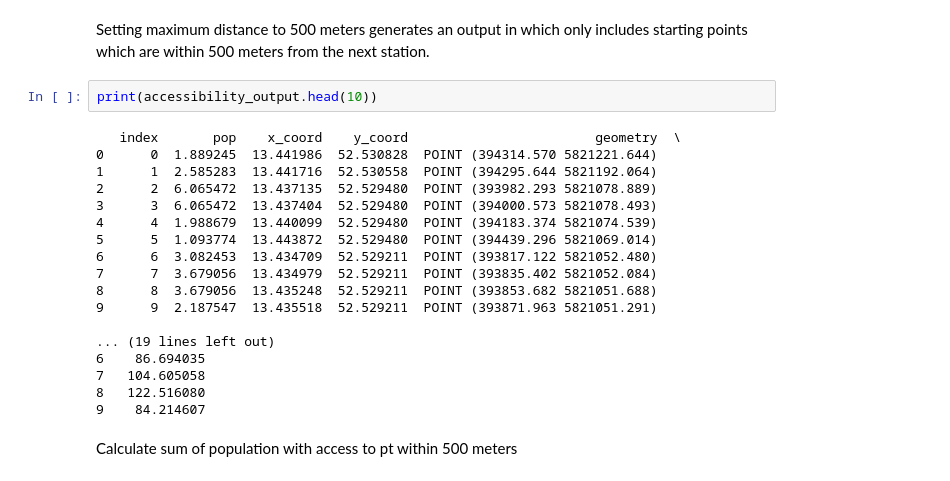
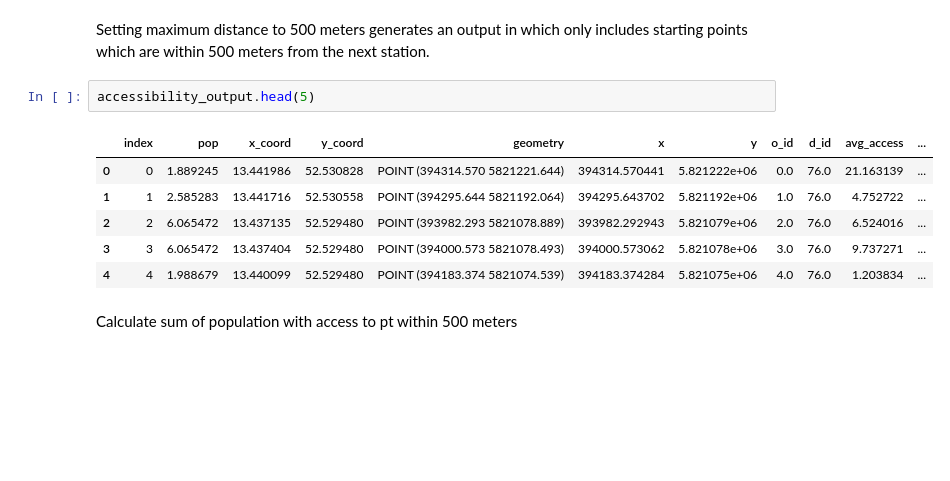
Before and after one commit to DLR-VF/PtAC-examples, a Jupyter notebook: notebooks/friedrichshain_example.ipynb, the cells around one changed output. Cells and saved outputs as stored; diff of their text form; blank space fills up the shorter version.

```diff
--- a/notebooks/friedrichshain_example.ipynb
+++ b/notebooks/friedrichshain_example.ipynb
@@ -130,26 +116,15 @@ calculation finished in 20.162707499999982 seconds
 # %% [markdown]
 Setting maximum distance to 500 meters generates an output in
 which only includes starting points which are within 500 meters from the next station.
-# %%
-print(accessibility_output.head(10))
-# %% [output]
-   index       pop    x_coord    y_coord                        geometry  \
-0      0  1.889245  13.441986  52.530828  POINT (394314.570 5821221.644)
-1      1  2.585283  13.441716  52.530558  POINT (394295.644 5821192.064)
-2      2  6.065472  13.437135  52.529480  POINT (393982.293 5821078.889)
-3      3  6.065472  13.437404  52.529480  POINT (394000.573 5821078.493)
-4      4  1.988679  13.440099  52.529480  POINT (394183.374 5821074.539)
-5      5  1.093774  13.443872  52.529480  POINT (394439.296 5821069.014)
-6      6  3.082453  13.434709  52.529211  POINT (393817.122 5821052.480)
-7      7  3.679056  13.434979  52.529211  POINT (393835.402 5821052.084)
-8      8  3.679056  13.435248  52.529211  POINT (393853.682 5821051.688)
-9      9  2.187547  13.435518  52.529211  POINT (393871.963 5821051.291)
-
-... (19 lines left out)
-6    86.694035
-7   104.605058
-8   122.516080
-9    84.214607
+# %%
+accessibility_output.head(5)
+# %% [output]
+|  | index | pop | x_coord | y_coord | geometry | x | y | o_id | d_id | avg_access | ... |
+| 0 | 0 | 1.889245 | 13.441986 | 52.530828 | POINT (394314.570 5821221.644) | 394314.570441 | 5.821222e+06 | 0.0 | 76.0 | 21.163139 | ... |
+| 1 | 1 | 2.585283 | 13.441716 | 52.530558 | POINT (394295.644 5821192.064) | 394295.643702 | 5.821192e+06 | 1.0 | 76.0 | 4.752722 | ... |
+| 2 | 2 | 6.065472 | 13.437135 | 52.529480 | POINT (393982.293 5821078.889) | 393982.292943 | 5.821079e+06 | 2.0 | 76.0 | 6.524016 | ... |
+| 3 | 3 | 6.065472 | 13.437404 | 52.529480 | POINT (394000.573 5821078.493) | 394000.573062 | 5.821078e+06 | 3.0 | 76.0 | 9.737271 | ... |
+| 4 | 4 | 1.988679 | 13.440099 | 52.529480 | POINT (394183.374 5821074.539) | 394183.374284 | 5.821075e+06 | 4.0 | 76.0 | 1.203834 | ... |
 # %% [markdown]
 Calculate sum of population with access to pt within 500 meters
 # %%
```
Also changed, not shown: parts of 1 cell of this notebook.
